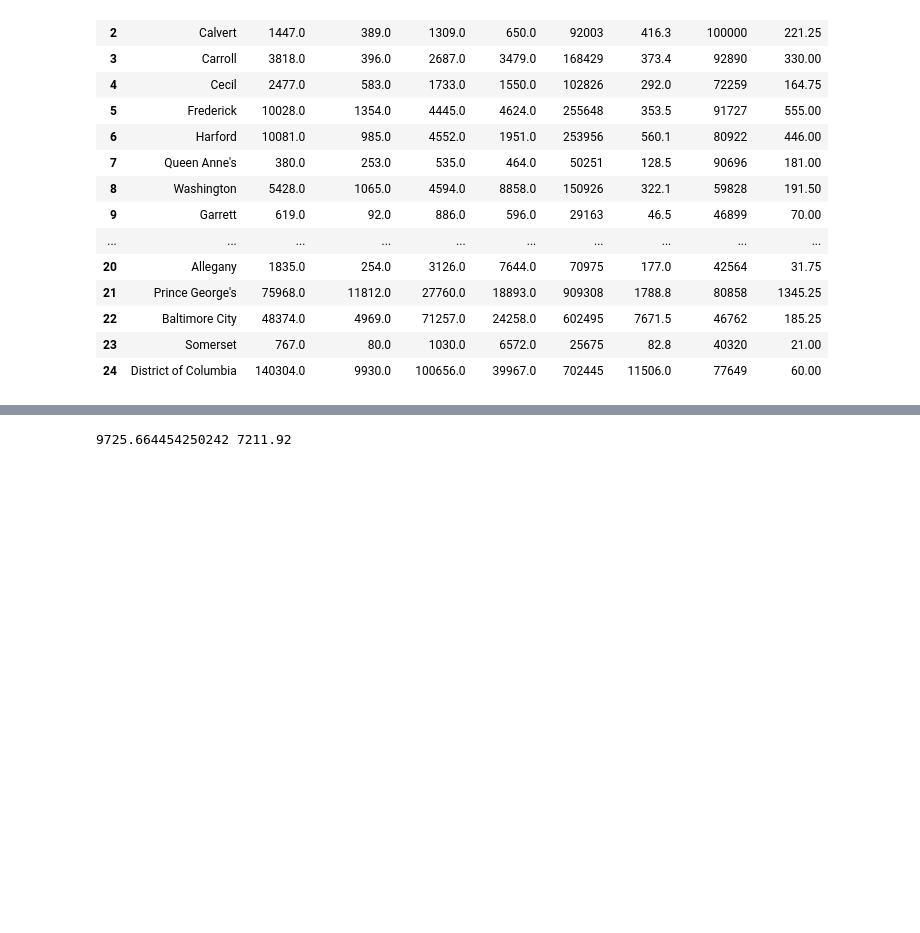
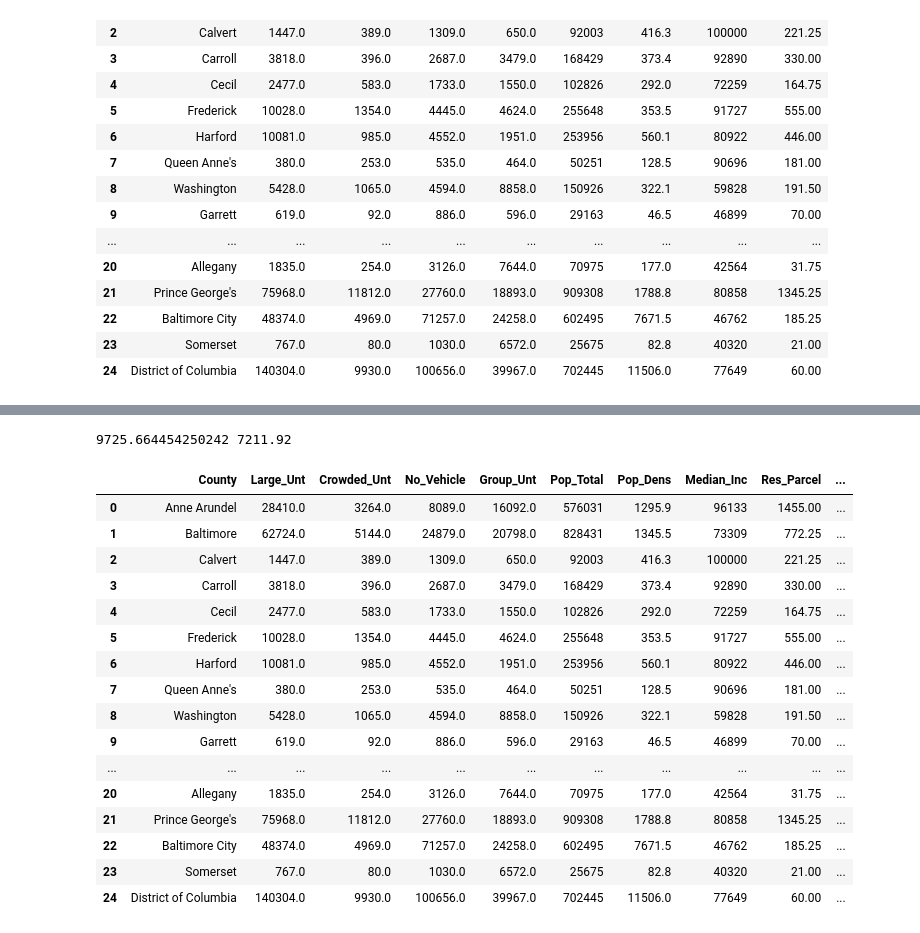
Before and after one commit to BerkeleyPoulsen/447-Project, a Jupyter notebook: 447 Project Notebook part 2.ipynb, the cells around one changed output, grey strips where cells are left out. Cells and saved outputs as stored; diff of their text form; code cells hidden in the pictures; blank space fills up the shorter version.

Commit message:
getting Z score data

```diff
--- a/447 Project Notebook part 2.ipynb
+++ b/447 Project Notebook part 2.ipynb
@@ -203,10 +226,27 @@ data
 # %%
 data_group_unt_sd = data["Group_Unt"].std()
 data_group_unt_mean = data["Group_Unt"].mean()
 print(data_group_unt_sd, data_group_unt_mean)
 
-data["No_Vehicle_Z"] = data["No_Vehicle"].apply(lambda x: (x - data_no_vehicle_mean) / data_no_vehicle_sd)
+data["Group_Unt_Z"] = data["Group_Unt"].apply(lambda x: (x - data_group_unt_mean) / data_group_unt_sd)
 
 data
 # %% [output]
 9725.664454250242 7211.92
+|  | County | Large_Unt | Crowded_Unt | No_Vehicle | Group_Unt | Pop_Total | Pop_Dens | Median_Inc | Res_Parcel | ... |
+| 0 | Anne Arundel | 28410.0 | 3264.0 | 8089.0 | 16092.0 | 576031 | 1295.9 | 96133 | 1455.00 | ... |
+| 1 | Baltimore | 62724.0 | 5144.0 | 24879.0 | 20798.0 | 828431 | 1345.5 | 73309 | 772.25 | ... |
+| 2 | Calvert | 1447.0 | 389.0 | 1309.0 | 650.0 | 92003 | 416.3 | 100000 | 221.25 | ... |
+| 3 | Carroll | 3818.0 | 396.0 | 2687.0 | 3479.0 | 168429 | 373.4 | 92890 | 330.00 | ... |
+| 4 | Cecil | 2477.0 | 583.0 | 1733.0 | 1550.0 | 102826 | 292.0 | 72259 | 164.75 | ... |
+| 5 | Frederick | 10028.0 | 1354.0 | 4445.0 | 4624.0 | 255648 | 353.5 | 91727 | 555.00 | ... |
+| 6 | Harford | 10081.0 | 985.0 | 4552.0 | 1951.0 | 253956 | 560.1 | 80922 | 446.00 | ... |
+| 7 | Queen Anne's | 380.0 | 253.0 | 535.0 | 464.0 | 50251 | 128.5 | 90696 | 181.00 | ... |
+| 8 | Washington | 5428.0 | 1065.0 | 4594.0 | 8858.0 | 150926 | 322.1 | 59828 | 191.50 | ... |
+| 9 | Garrett | 619.0 | 92.0 | 886.0 | 596.0 | 29163 | 46.5 | 46899 | 70.00 | ... |
+| ... | ... | ... | ... | ... | ... | ... | ... | ... | ... | ... |
+| 20 | Allegany | 1835.0 | 254.0 | 3126.0 | 7644.0 | 70975 | 177.0 | 42564 | 31.75 | ... |
+| 21 | Prince George's | 75968.0 | 11812.0 | 27760.0 | 18893.0 | 909308 | 1788.8 | 80858 | 1345.25 | ... |
+| 22 | Baltimore City | 48374.0 | 4969.0 | 71257.0 | 24258.0 | 602495 | 7671.5 | 46762 | 185.25 | ... |
+| 23 | Somerset | 767.0 | 80.0 | 1030.0 | 6572.0 | 25675 | 82.8 | 40320 | 21.00 | ... |
+| 24 | District of Columbia | 140304.0 | 9930.0 | 100656.0 | 39967.0 | 702445 | 11506.0 | 77649 | 60.00 | ... |
```
Also changed, not shown: parts of 13 cells of this notebook.
